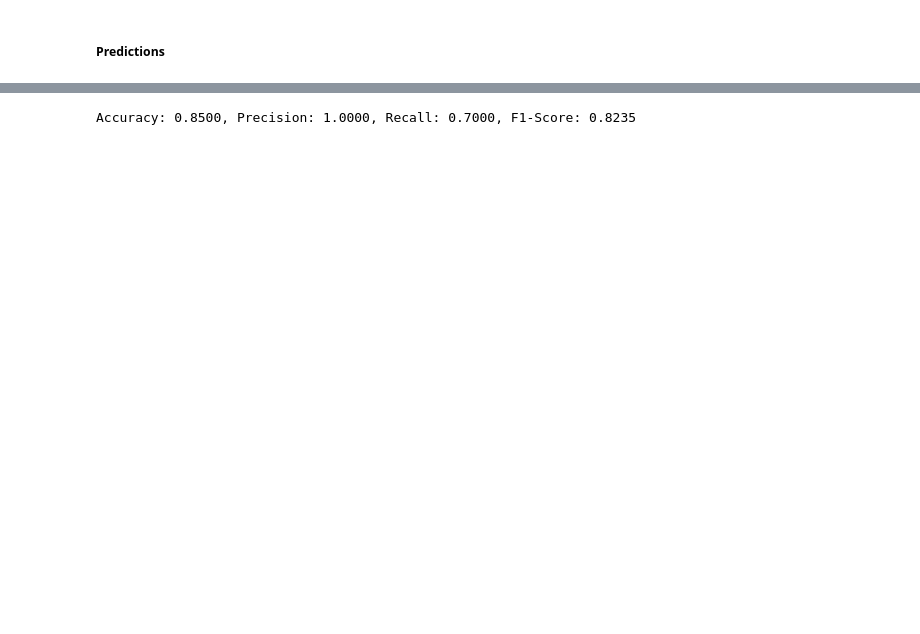
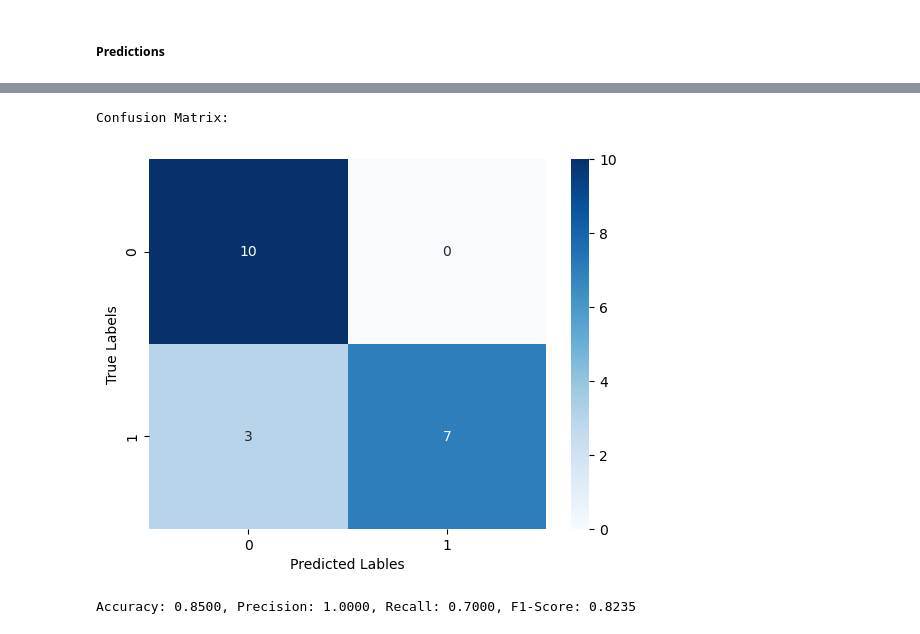
Before and after one commit to arjun030105/Dsa_Assignments_2206016, a Jupyter notebook: 2206016_DSA_Assigment2.ipynb, the cells around one changed output, grey strips where cells are left out. Drawn from its saved outputs; the diff is of its cells as text; code cells hidden in the pictures; blank space fills up the shorter version.

```diff
--- a/2206016_DSA_Assigment2.ipynb
+++ b/2206016_DSA_Assigment2.ipynb
@@ -186,5 +220,13 @@ y_pred = log_reg_01.predict(x_test)
 # %%
-accuracy, precision, recall, f1_score = log_reg_01.compute_metrics(y_test, y_pred)
+cm, accuracy, precision, recall, f1_score = log_reg_01.compute_metrics(y_test, y_pred)
+
+print("Confusion Matrix:")
+sns.heatmap(cm,annot=True,cmap='Blues',fmt='d')
+plt.xlabel('Predicted Lables')
+plt.ylabel('True Labels')
+plt.show()
 print(f'Accuracy: {accuracy:.4f}, Precision: {precision:.4f}, Recall: {recall:.4f}, F1-Score: {f1_score:.4f}')
 # %% [output]
-Accuracy: 0.8500, Precision: 1.0000, Recall: 0.7000, F1-Score: 0.8235
+Confusion Matrix:
+[figure, added]
+Accuracy: 0.8500, Precision: 1.0000, Recall: 0.7000, F1-Score: 0.8235
```
Also changed, not shown: parts of 4 cells of this notebook.
